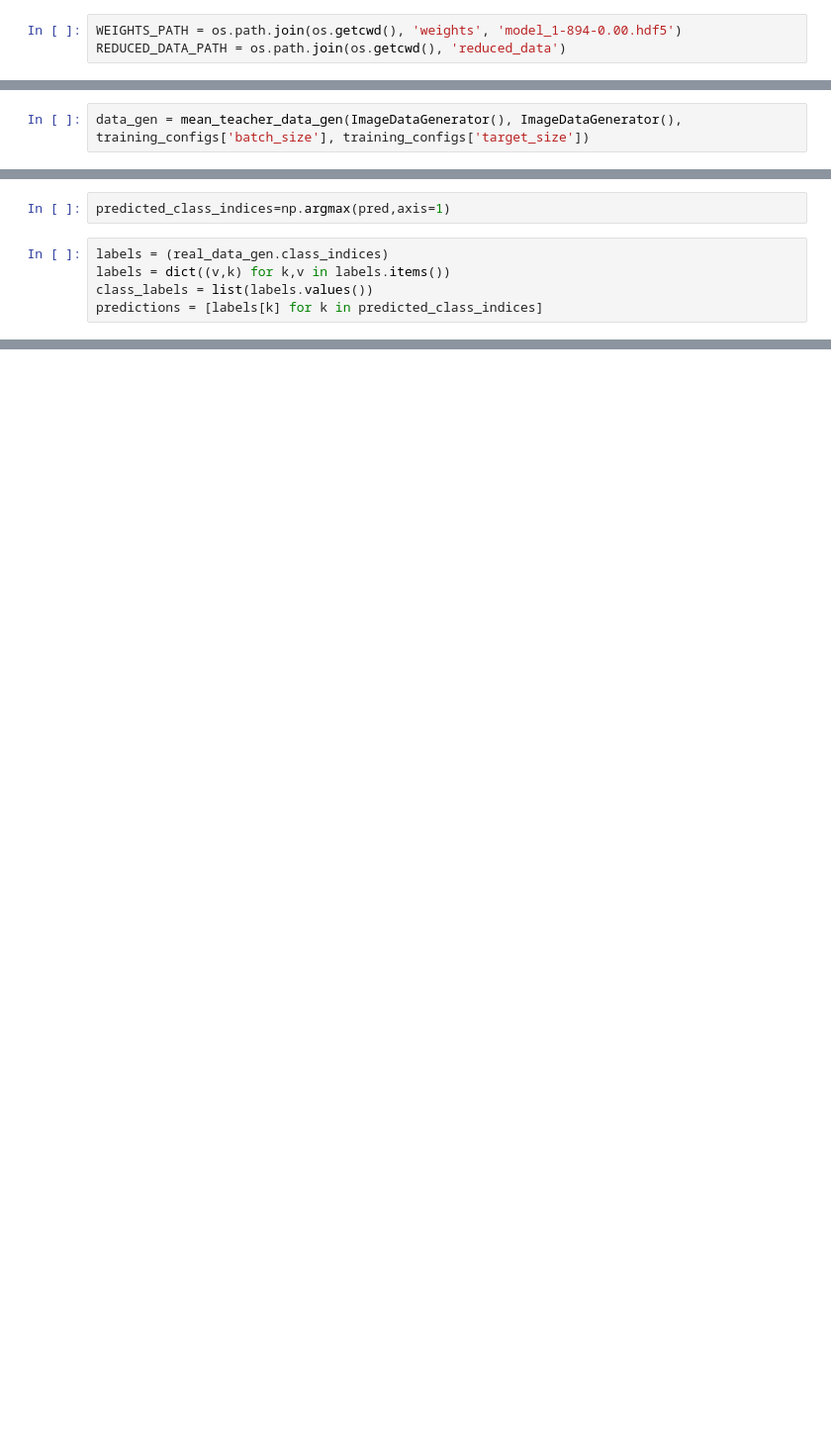
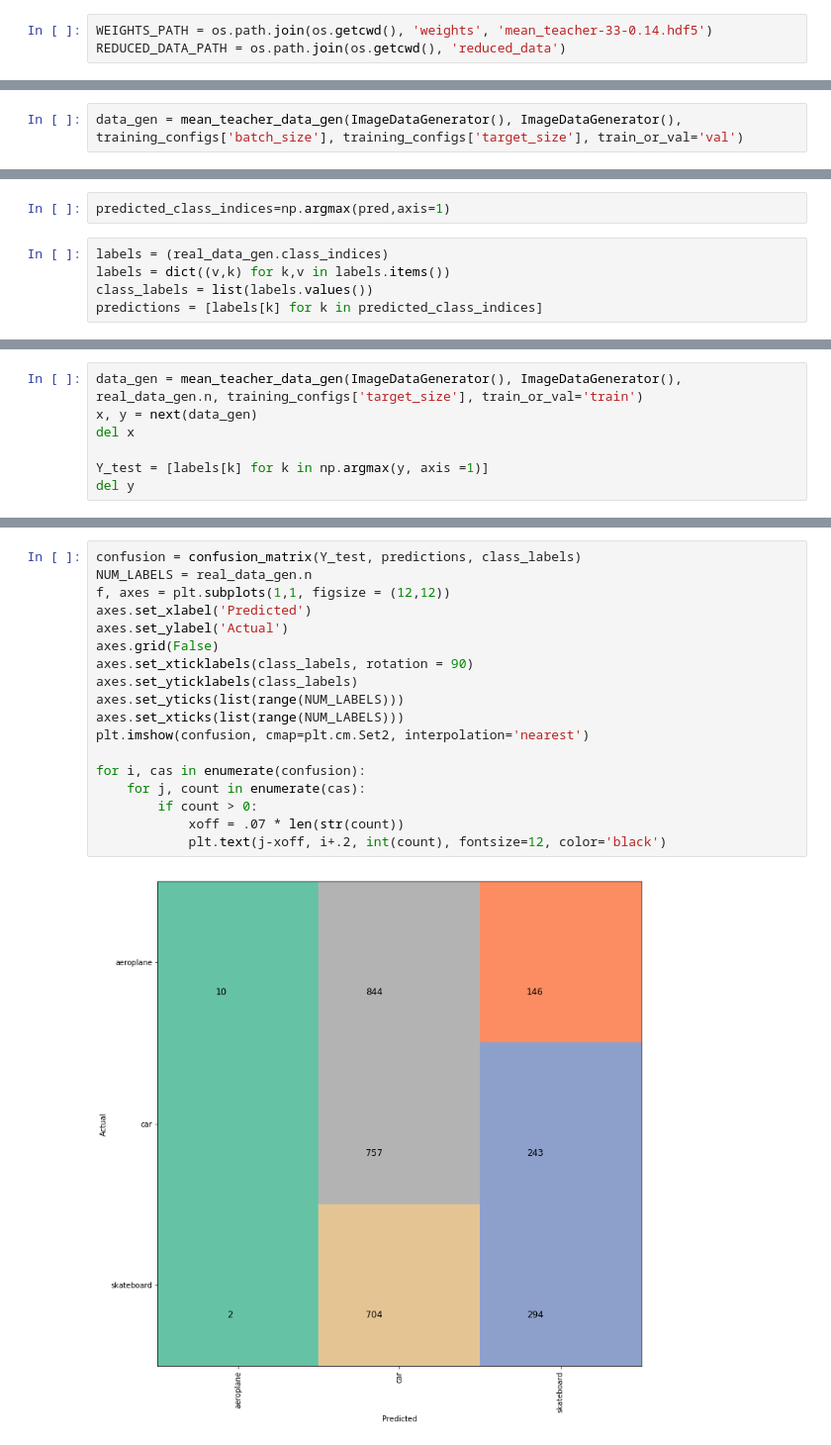
Before and after one commit to notha99y/mean_teacher_domain_adapt, a Jupyter notebook: notebook/Inference.ipynb, the cells around one changed output, grey strips where cells are left out. Shown: that part at 99% size. Cells and saved outputs as stored; diff of their text form; blank space fills up the shorter version.

Commit message:
corrected bug for path issue. completed inference pipeline

```diff
--- a/notebook/Inference.ipynb
+++ b/notebook/Inference.ipynb
@@ -18,7 +19,7 @@ config = K.tf.ConfigProto()
 config.gpu_options.allow_growth = True
 session = K.tf.InteractiveSession(config=config)
 # %%
-WEIGHTS_PATH = os.path.join(os.getcwd(), 'weights', 'model_1-894-0.00.hdf5')
+WEIGHTS_PATH = os.path.join(os.getcwd(), 'weights', 'mean_teacher-33-0.14.hdf5')
 REDUCED_DATA_PATH = os.path.join(os.getcwd(), 'reduced_data')
 # %%
 with open(os.path.join(os.getcwd(), 'configs', 'model.json')) as f:
@@ -37,4 +38,4 @@ Found 1200 images belonging to 12 classes.
 # %%
-data_gen = mean_teacher_data_gen(ImageDataGenerator(), ImageDataGenerator(), training_configs['batch_size'], training_configs['target_size'])
+data_gen = mean_teacher_data_gen(ImageDataGenerator(), ImageDataGenerator(), training_configs['batch_size'], training_configs['target_size'], train_or_val='val')
 # %%
 mean_teacher_model, student_model, teacher_model = mean_teacher(model_configs)
@@ -61,0 +67,7 @@ predictions = [labels[k] for k in predicted_class_indices]
+# %%
+data_gen = mean_teacher_data_gen(ImageDataGenerator(), ImageDataGenerator(), real_data_gen.n, training_configs['target_size'], train_or_val='train')
+x, y = next(data_gen)
+del x
+
+Y_test = [labels[k] for k in np.argmax(y, axis =1)]
+del y
@@ -62 +78,21 @@ predictions = [labels[k] for k in predicted_class_indices]
+# %%
+confusion = confusion_matrix(Y_test, predictions, class_labels)
+NUM_LABELS = real_data_gen.n
+f, axes = plt.subplots(1,1, figsize = (12,12))
+axes.set_xlabel('Predicted')
+axes.set_ylabel('Actual')
+axes.grid(False)
+axes.set_xticklabels(class_labels, rotation = 90)
+axes.set_yticklabels(class_labels)
+axes.set_yticks(list(range(NUM_LABELS)))
+axes.set_xticks(list(range(NUM_LABELS)))
+plt.imshow(confusion, cmap=plt.cm.Set2, interpolation='nearest')
+
+for i, cas in enumerate(confusion):
+    for j, count in enumerate(cas):
+        if count > 0:
+            xoff = .07 * len(str(count))
+            plt.text(j-xoff, i+.2, int(count), fontsize=12, color='black')
+# %% [output]
+[figure, added]
 # %%
```
Also changed, not shown: parts of 12 cells of this notebook, 8 other files.
